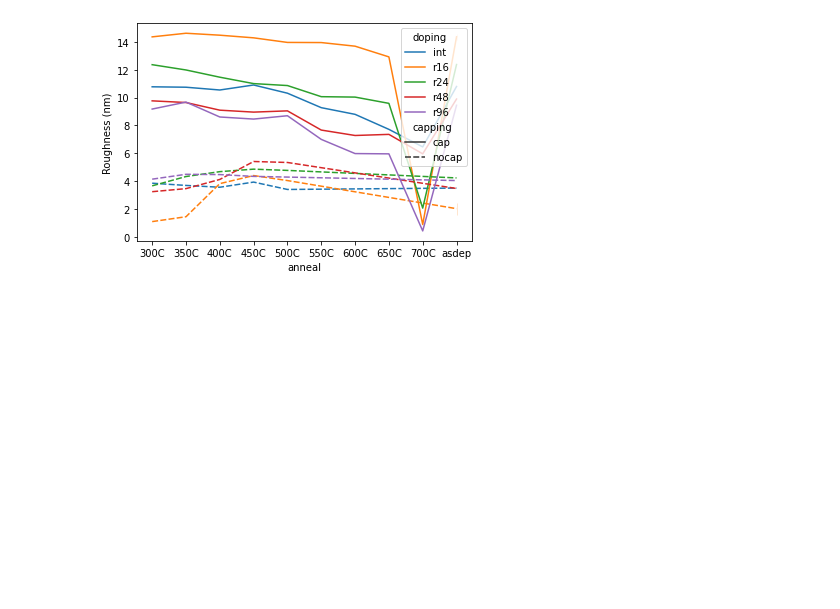
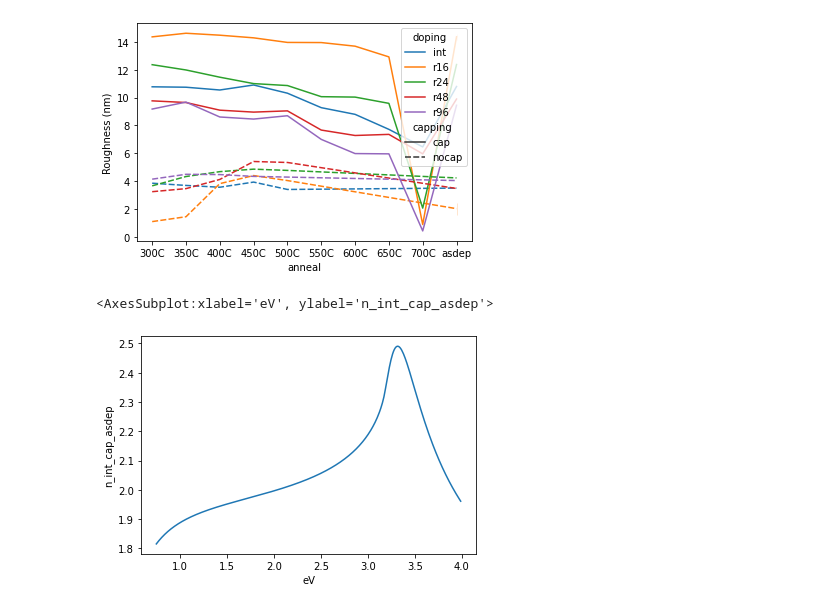
Before and after one commit to peltBartvan/msc-thesis, a Jupyter notebook: scripts/SE_batch_data.ipynb, the cells around one changed output. Drawn from its saved outputs; the diff is of its cells as text; code cells hidden in the pictures; blank space fills up the shorter version.

Commit message:
Added support for plotting n, k

```diff
--- a/scripts/SE_batch_data.ipynb
+++ b/scripts/SE_batch_data.ipynb
@@ -51,3 +51,10 @@ sns.lineplot(x = 'anneal',
 # %% [output]
 <AxesSubplot:xlabel='anneal', ylabel='Roughness (nm)'>
 [figure]
+# %%
+t = optics.rename(lambda x: x.replace(', ','_'), axis = 1).reset_index()
+t.columns
+sns.lineplot(x = 'eV', y = 'n_int_cap_asdep', data = t)
+# %% [output]
+<AxesSubplot:xlabel='eV', ylabel='n_int_cap_asdep'>
+[figure, added]
```
Also changed, not shown: parts of 2 cells of this notebook.
